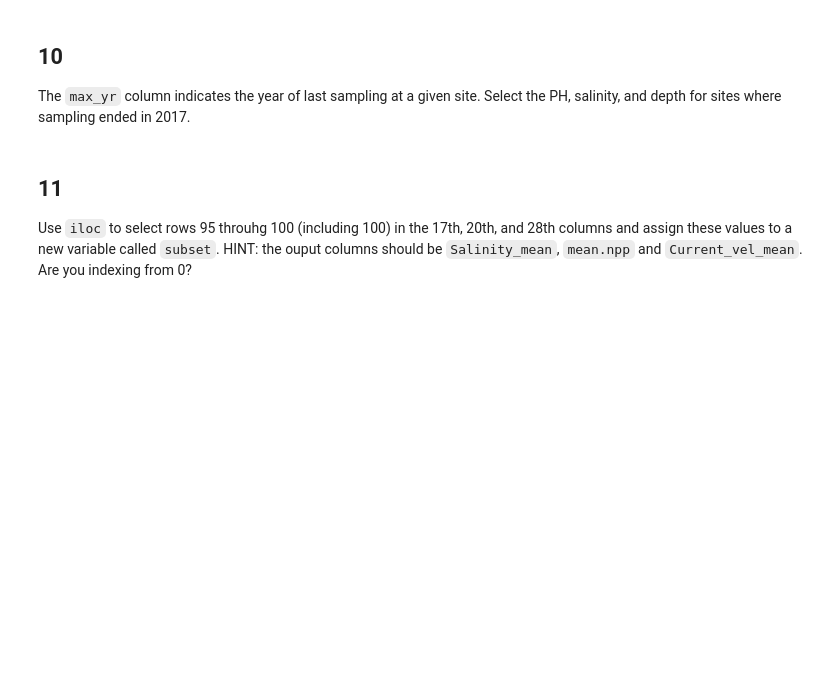
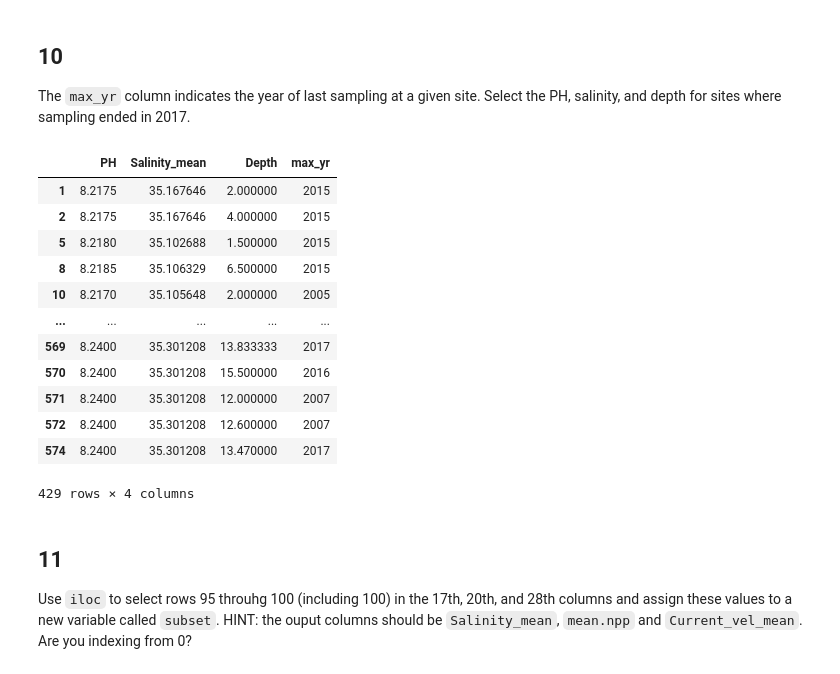
Before and after one commit to kateebeckerr/eds220-hwk-1, a Jupyter notebook: hwk1-task3.ipynb, the cells around one changed output. Drawn from its saved outputs; the diff is of its cells as text; code cells hidden in the pictures; blank space fills up the shorter version.

```diff
--- a/hwk1-task3.ipynb
+++ b/hwk1-task3.ipynb
@@ -271,3 +305,23 @@ The `max_yr` column indicates the year of last sampling at a given site. Select
+# %%
+# solve exercise here
+# Within then coral_div dataset, selected for the max_yr column but any value less than or equal to 2017 as well as the pH, Salinity_mean, and Depth columns
+
+
+coral_div.loc[ coral_div['max_yr'] <= 2017, ['PH', 'Salinity_mean', 'Depth', 'max_yr']]
+# %% [output]
+|  | PH | Salinity_mean | Depth | max_yr |
+| 1 | 8.2175 | 35.167646 | 2.000000 | 2015 |
+| 2 | 8.2175 | 35.167646 | 4.000000 | 2015 |
+| 5 | 8.2180 | 35.102688 | 1.500000 | 2015 |
+| 8 | 8.2185 | 35.106329 | 6.500000 | 2015 |
+| 10 | 8.2170 | 35.105648 | 2.000000 | 2005 |
+| ... | ... | ... | ... | ... |
+| 569 | 8.2400 | 35.301208 | 13.833333 | 2017 |
+| 570 | 8.2400 | 35.301208 | 15.500000 | 2016 |
+| 571 | 8.2400 | 35.301208 | 12.000000 | 2007 |
+| 572 | 8.2400 | 35.301208 | 12.600000 | 2007 |
+| 574 | 8.2400 | 35.301208 | 13.470000 | 2017 |
+429 rows × 4 columns
 # %% [markdown]
 ## 11
 Use `iloc` to select rows 95 throuhg 100 (including 100) in the 17th, 20th, and 28th columns and assign these values to a new variable called `subset`. HINT: the ouput columns should be `Salinity_mean`, `mean.npp` and `Current_vel_mean`. Are you indexing from 0?
```
Also changed, not shown: parts of 14 cells of this notebook.
